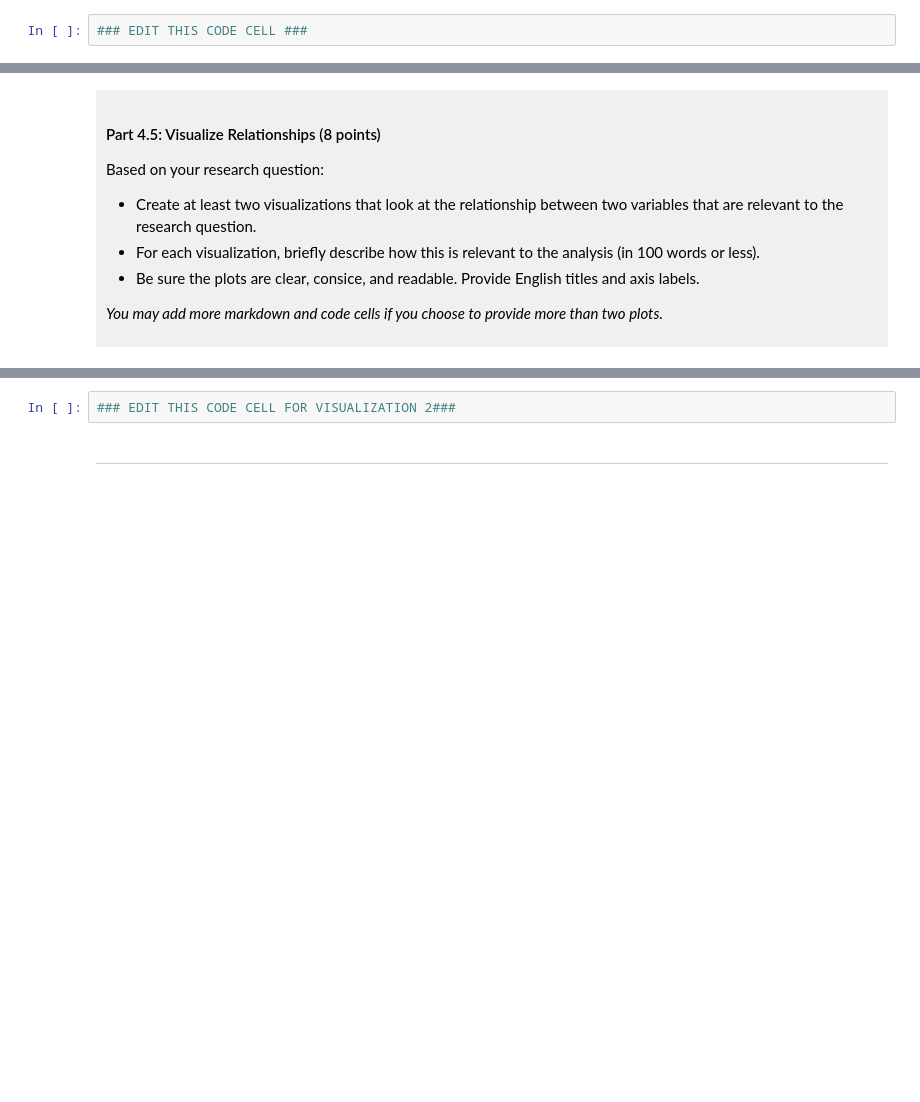
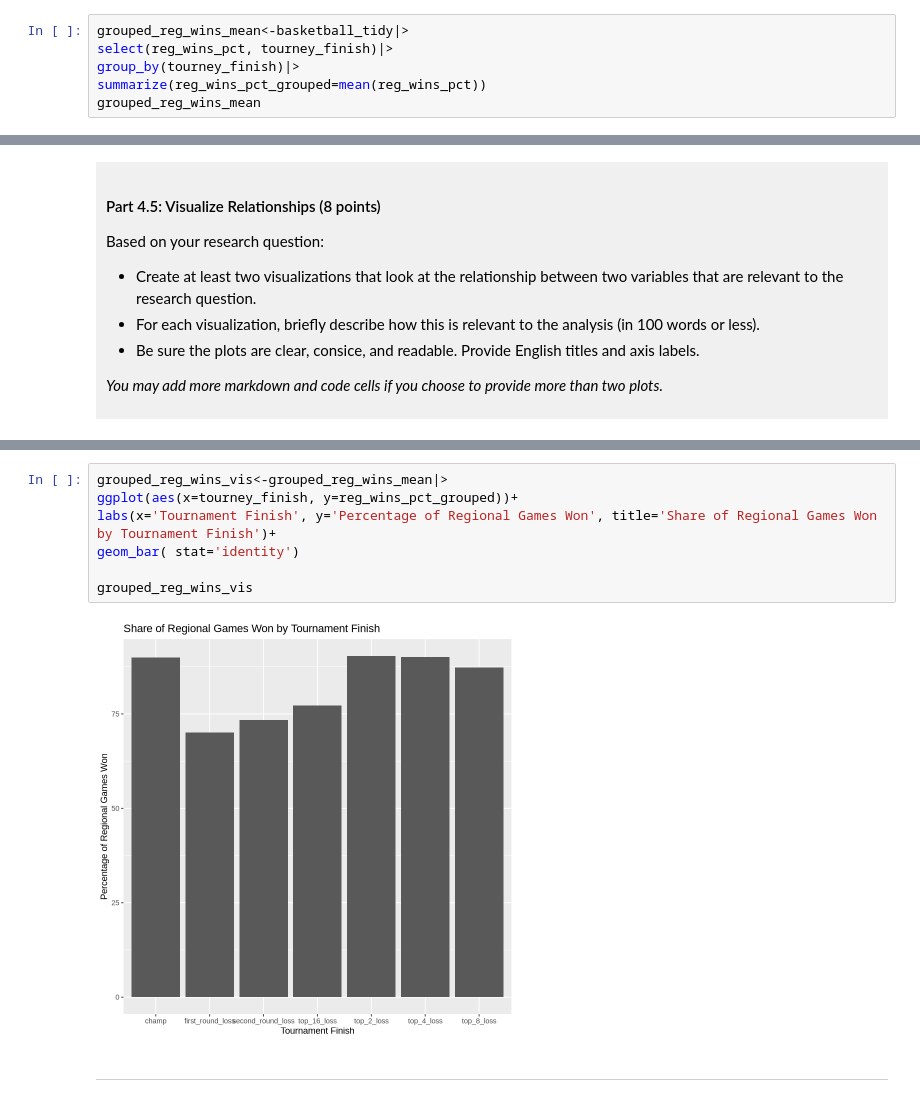
Before and after one commit to kelownaproducts-pixel/dsci-100-project-seethaler-ben, a Jupyter notebook: dsci-100-project-notebook.ipynb, the cells around one changed output, grey strips where cells are left out. Cells and saved outputs as stored; diff of their text form; blank space fills up the shorter version.

```diff
--- a/dsci-100-project-notebook.ipynb
+++ b/dsci-100-project-notebook.ipynb
@@ -271,4 +309,8 @@ You will refine your research question (if needed) and produce a tidy data set.
 - Show the outputted table.
 </div>
 # %%
-### EDIT THIS CODE CELL ###
+grouped_reg_wins_mean<-basketball_tidy|>
+select(reg_wins_pct, tourney_finish)|>
+group_by(tourney_finish)|>
+summarize(reg_wins_pct_grouped=mean(reg_wins_pct))
+grouped_reg_wins_mean
@@ -314,5 +384,12 @@ Visualization 2: %%% EDIT THIS MARKDOWN CELL%%%
 # %%
-### EDIT THIS CODE CELL FOR VISUALIZATION 2###
+grouped_reg_wins_vis<-grouped_reg_wins_mean|>
+ggplot(aes(x=tourney_finish, y=reg_wins_pct_grouped))+
+labs(x='Tournament Finish', y='Percentage of Regional Games Won', title='Share of Regional Games Won by Tournament Finish')+
+geom_bar( stat='identity')
+
+grouped_reg_wins_vis
+# %% [output]
+[figure, added]
 # %% [markdown]
 ------
 # %% [markdown]
```
Also changed, not shown: parts of 10 cells of this notebook.
